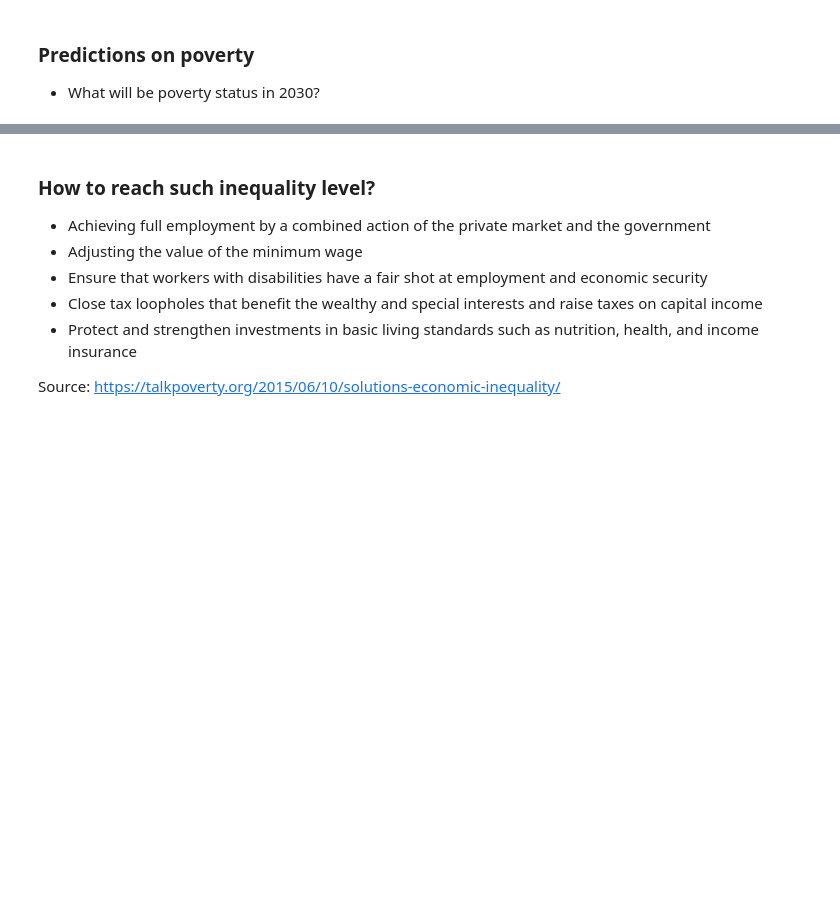
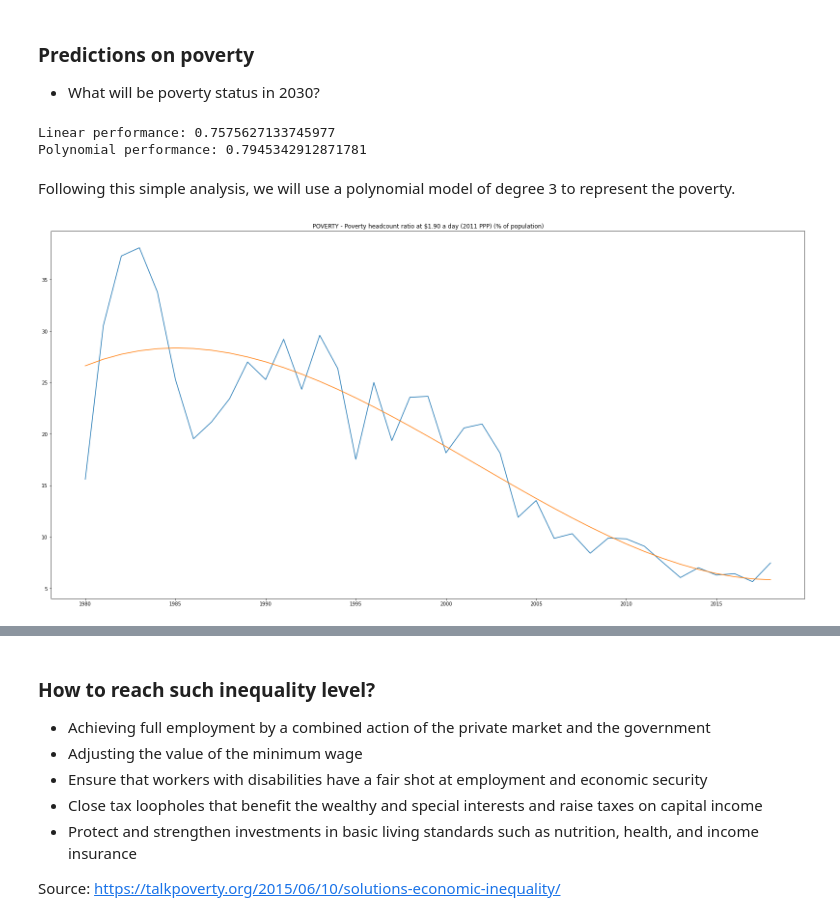
Before and after one commit to jmarcoscosta/MachineLearning-IMD, a Jupyter notebook: Global_poverty.ipynb, the cells around one changed output, grey strips where cells are left out. Saved outputs shown, nothing was run; the diff lists cells and outputs as text; code cells hidden in the pictures; blank space fills up the shorter version.

```diff
--- a/Global_poverty.ipynb
+++ b/Global_poverty.ipynb
@@ -64,3 +64,40 @@ plt.show()
 ### Predictions on poverty
 
 - What will be poverty status in 2030?
+# %%
+from sklearn.linear_model import LinearRegression
+from sklearn.preprocessing import PolynomialFeatures
+
+
+lr = LinearRegression()
+
+start_from = 7
+
+x = np.array(poverty.index).astype('float').reshape(-1, 1)
+x = x[start_from:]
+y = poverty.to_numpy()
+y = y[start_from:]
+
+# using linear regression
+model = lr.fit(x, y)
+R2 = lr.score(x, y)
+print("Linear performance: " + str(R2))
+
+# using polynomial regression
+x_ = PolynomialFeatures(degree=3, include_bias=False).fit_transform(x)
+model = lr.fit(x_, y)
+R2 = lr.score(x_, y)
+print("Polynomial performance: " + str(R2))
+# %% [output]
+Linear performance: 0.7575627133745977
+Polynomial performance: 0.7945342912871781
+# %% [markdown]
+Following this simple analysis, we will use a polynomial model of degree 3 to represent the poverty.
+# %%
+plt.figure(figsize=(28, 14))
+plt.plot(x, y)
+plt.plot(x_[0:, 0], lr.predict(x_))
+plt.title("POVERTY - Poverty headcount ratio at $1.90 a day (2011 PPP) (% of population)")
+plt.show()
+# %% [output]
+[figure, added]
```
Also changed, not shown: parts of 5 cells of this notebook.
